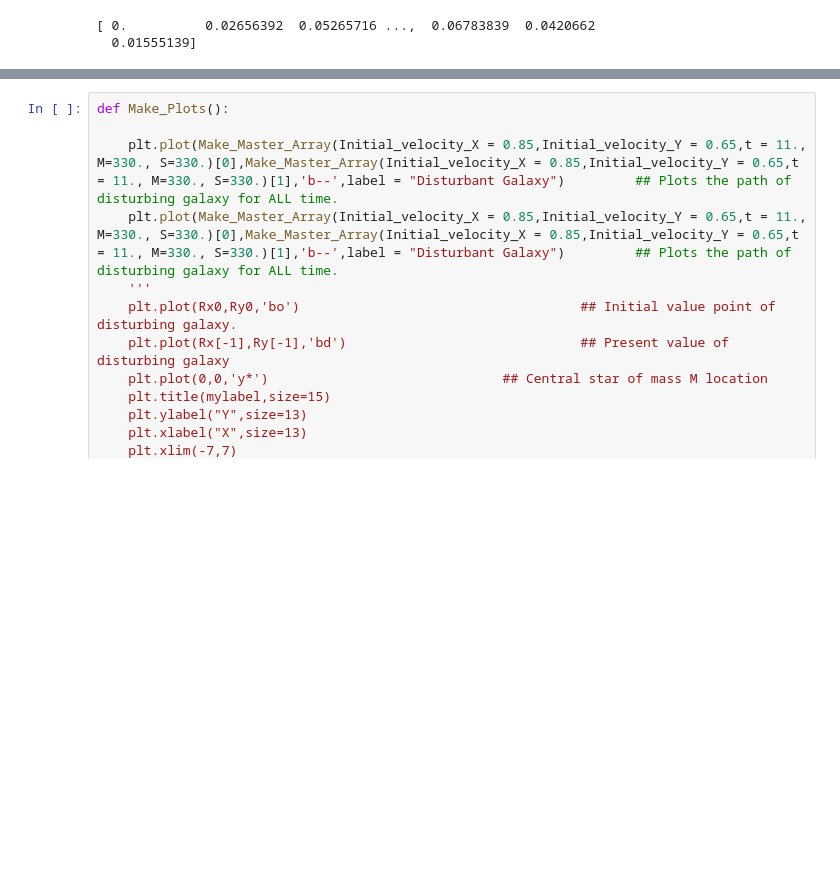
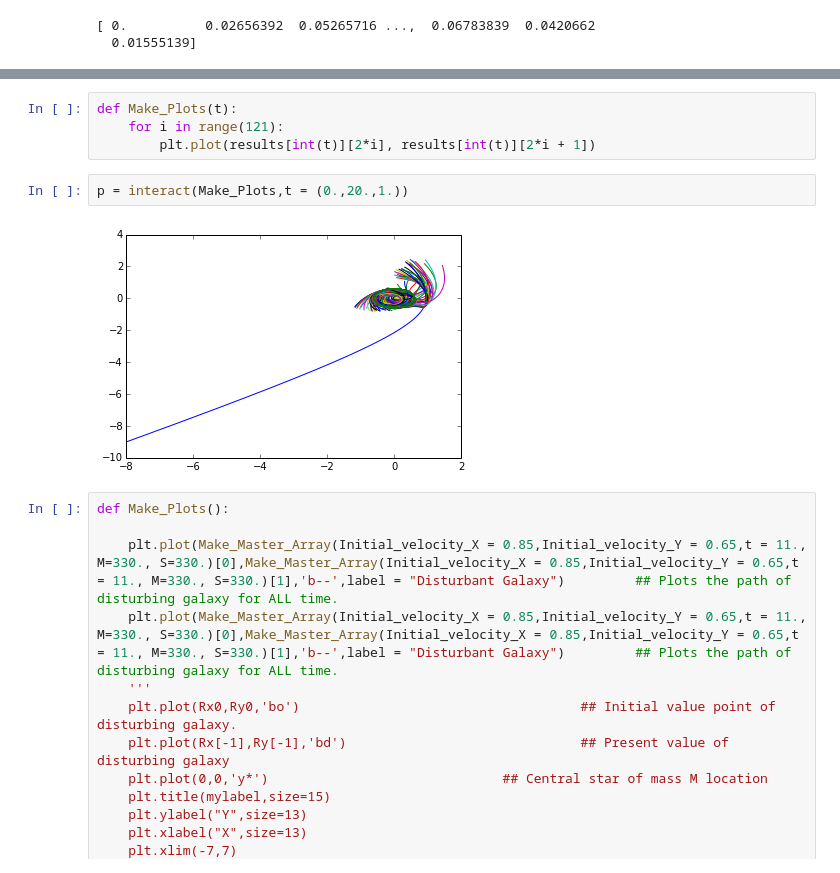
Before and after one commit to mkourjan/GalaxyProject, a Jupyter notebook: SpeedUpCode.ipynb, the cells around one changed output, grey strips where cells are left out. Saved outputs shown, nothing was run; the diff lists cells and outputs as text; blank space fills up the shorter version.

```diff
--- a/SpeedUpCode.ipynb
+++ b/SpeedUpCode.ipynb
@@ -119,3 +144,11 @@ print Make_Master_Array(Initial_velocity_X = 0.85,Initial_velocity_Y = 0.65,t =
+# %%
+def Make_Plots(t):
+    for i in range(121):
+        plt.plot(results[int(t)][2*i], results[int(t)][2*i + 1])
+# %%
+p = interact(Make_Plots,t = (0.,20.,1.))
+# %% [output]
+[figure, added]
 # %%
 def Make_Plots():
 
```
Also changed, not shown: parts of 6 cells of this notebook.
